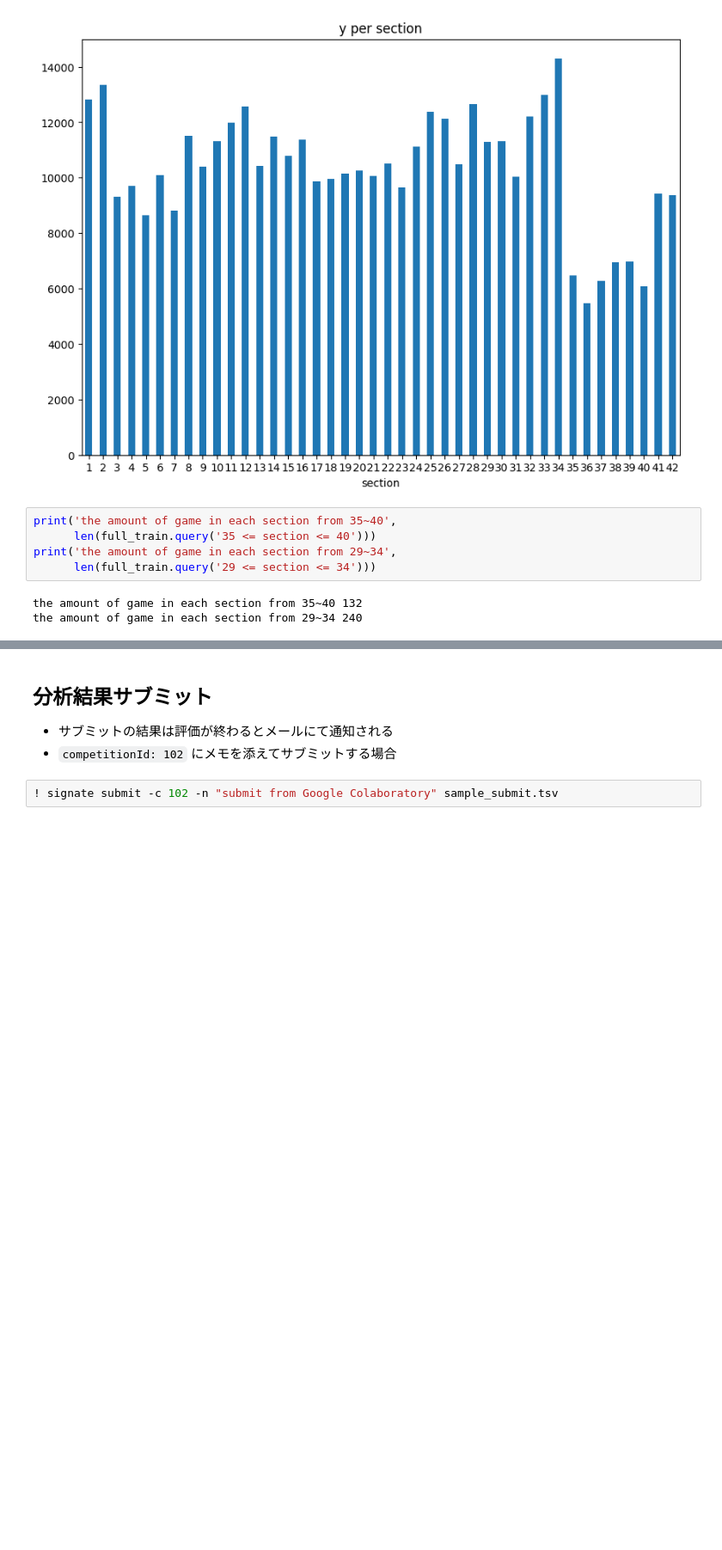
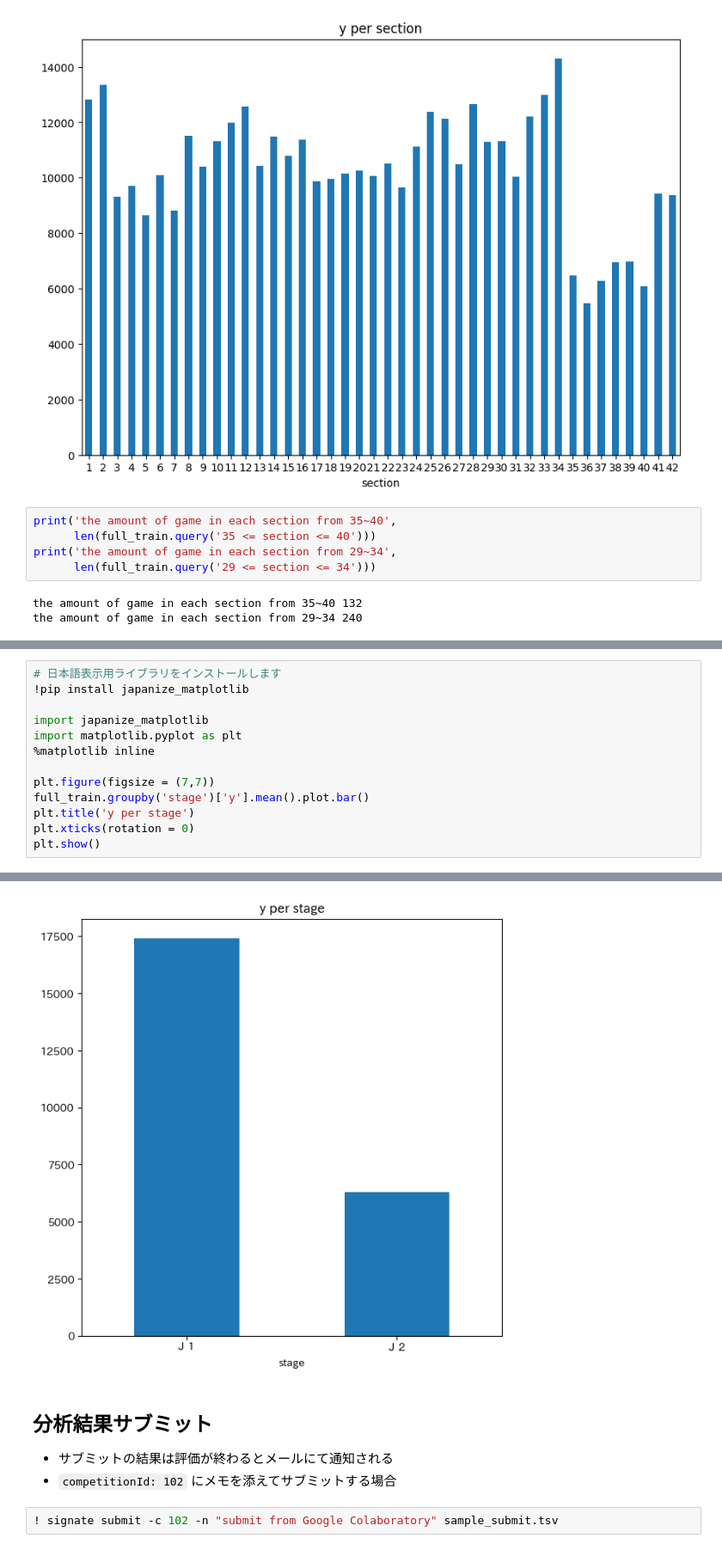
Before and after one commit to abaziri/signate-Jleague, a Jupyter notebook: tutorials/SIGNATE_Tutorial_for_Colaboratory.ipynb, the cells around one changed output, grey strips where cells are left out. Shown at 86% size. Drawn from its saved outputs; the diff is of its cells as text; blank space fills up the shorter version.

```diff
--- a/tutorials/SIGNATE_Tutorial_for_Colaboratory.ipynb
+++ b/tutorials/SIGNATE_Tutorial_for_Colaboratory.ipynb
@@ -509,0 +517,14 @@ the amount of game in each section from 29~34 240
+# %%
+# 日本語表示用ライブラリをインストールします
+!pip install japanize_matplotlib
+
+import japanize_matplotlib
+import matplotlib.pyplot as plt
+%matplotlib inline
+
+plt.figure(figsize = (7,7))
+full_train.groupby('stage')['y'].mean().plot.bar()
+plt.title('y per stage')
+plt.xticks(rotation = 0)
+plt.show()
+# %% [output]
@@ -510,3 +548,4 @@ the amount of game in each section from 29~34 240
+[figure, added]
 # %% [markdown]
 ## 分析結果サブミット
 
```
Also changed, not shown: parts of 2 cells of this notebook.
